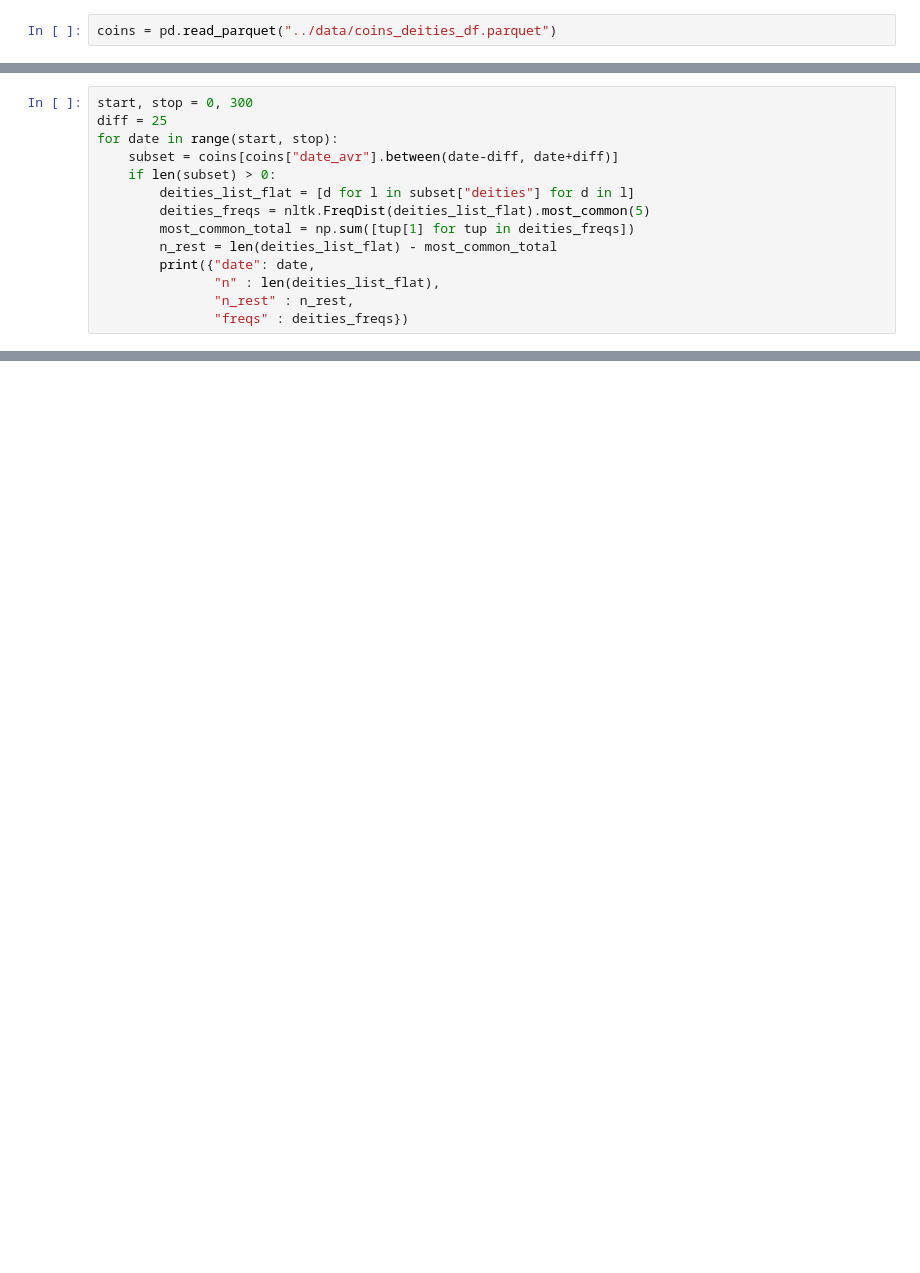
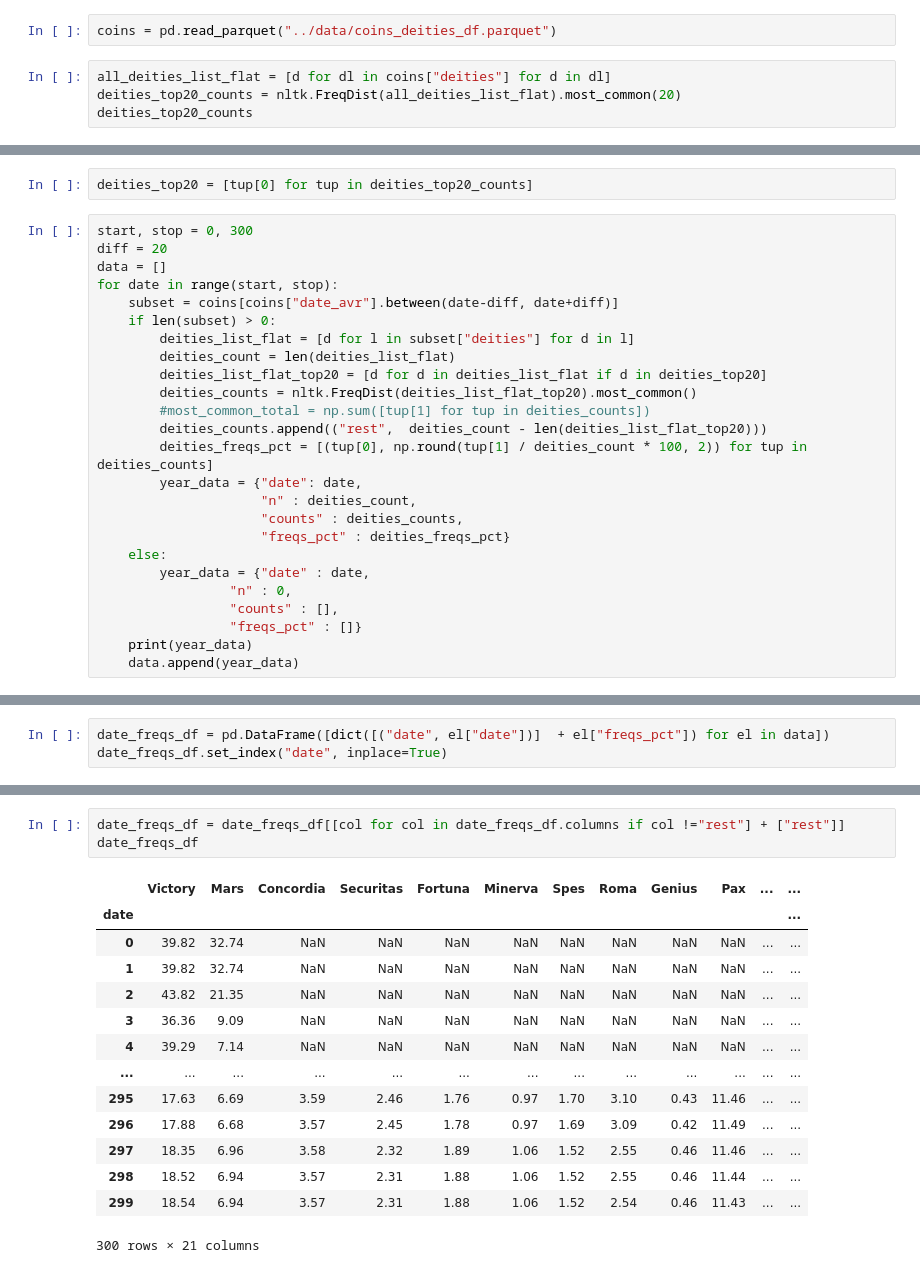
Before and after one commit to sdam-au/coins, a Jupyter notebook: scripts/4_deities_temporal_explorations.ipynb, the cells around one changed output, grey strips where cells are left out. Drawn from its saved outputs; the diff is of its cells as text; blank space fills up the shorter version.

```diff
--- a/scripts/4_deities_temporal_explorations.ipynb
+++ b/scripts/4_deities_temporal_explorations.ipynb
@@ -6,2 +17,6 @@ import nltk
 # %%
 coins = pd.read_parquet("../data/coins_deities_df.parquet")
+# %%
+all_deities_list_flat = [d for dl in coins["deities"] for d in dl]
+deities_top20_counts = nltk.FreqDist(all_deities_list_flat).most_common(20)
+deities_top20_counts
@@ -8,15 +44,28 @@ coins = pd.read_parquet("../data/coins_deities_df.parquet")
+# %%
+deities_top20 = [tup[0] for tup in deities_top20_counts]
 # %%
 start, stop = 0, 300
-diff = 25
+diff = 20
+data = []
 for date in range(start, stop):
     subset = coins[coins["date_avr"].between(date-diff, date+diff)]
     if len(subset) > 0:
         deities_list_flat = [d for l in subset["deities"] for d in l]
-        deities_freqs = nltk.FreqDist(deities_list_flat).most_common(5)
-        most_common_total = np.sum([tup[1] for tup in deities_freqs])
-        n_rest = len(deities_list_flat) - most_common_total
-        print({"date": date,
-               "n" : len(deities_list_flat),
-               "n_rest" : n_rest,
-               "freqs" : deities_freqs})
+        deities_count = len(deities_list_flat)
+        deities_list_flat_top20 = [d for d in deities_list_flat if d in deities_top20]
+        deities_counts = nltk.FreqDist(deities_list_flat_top20).most_common()
+        #most_common_total = np.sum([tup[1] for tup in deities_counts])
+        deities_counts.append(("rest",  deities_count - len(deities_list_flat_top20)))
+        deities_freqs_pct = [(tup[0], np.round(tup[1] / deities_count * 100, 2)) for tup in deities_counts]
+        year_data = {"date": date,
+                     "n" : deities_count,
+                     "counts" : deities_counts,
+                     "freqs_pct" : deities_freqs_pct}
+    else:
+        year_data = {"date" : date,
+                 "n" : 0,
+                 "counts" : [],
+                 "freqs_pct" : []}
+    print(year_data)
+    data.append(year_data)
 # %% [output]
@@ -42,0 +89,3 @@ for date in range(start, stop):
+# %%
+date_freqs_df = pd.DataFrame([dict([("date", el["date"])]  + el["freqs_pct"]) for el in data])
+date_freqs_df.set_index("date", inplace=True)
@@ -42,0 +112,18 @@ for date in range(start, stop):
+# %%
+date_freqs_df = date_freqs_df[[col for col in date_freqs_df.columns if col !="rest"] + ["rest"]]
+date_freqs_df
+# %% [output]
+|  | Victory | Mars | Concordia | Securitas | Fortuna | Minerva | Spes | Roma | Genius | Pax | ... | ... |
+| date |  |  |  |  |  |  |  |  |  |  |  | ... |
+| 0 | 39.82 | 32.74 | NaN | NaN | NaN | NaN | NaN | NaN | NaN | NaN | ... | ... |
+| 1 | 39.82 | 32.74 | NaN | NaN | NaN | NaN | NaN | NaN | NaN | NaN | ... | ... |
+| 2 | 43.82 | 21.35 | NaN | NaN | NaN | NaN | NaN | NaN | NaN | NaN | ... | ... |
+| 3 | 36.36 | 9.09 | NaN | NaN | NaN | NaN | NaN | NaN | NaN | NaN | ... | ... |
+| 4 | 39.29 | 7.14 | NaN | NaN | NaN | NaN | NaN | NaN | NaN | NaN | ... | ... |
+| ... | ... | ... | ... | ... | ... | ... | ... | ... | ... | ... | ... | ... |
+| 295 | 17.63 | 6.69 | 3.59 | 2.46 | 1.76 | 0.97 | 1.70 | 3.10 | 0.43 | 11.46 | ... | ... |
+| 296 | 17.88 | 6.68 | 3.57 | 2.45 | 1.78 | 0.97 | 1.69 | 3.09 | 0.42 | 11.49 | ... | ... |
+| 297 | 18.35 | 6.96 | 3.58 | 2.32 | 1.89 | 1.06 | 1.52 | 2.55 | 0.46 | 11.46 | ... | ... |
+| 298 | 18.52 | 6.94 | 3.57 | 2.31 | 1.88 | 1.06 | 1.52 | 2.55 | 0.46 | 11.44 | ... | ... |
+| 299 | 18.54 | 6.94 | 3.57 | 2.31 | 1.88 | 1.06 | 1.52 | 2.54 | 0.46 | 11.43 | ... | ... |
+300 rows × 21 columns
```
Also changed, not shown: parts of 12 cells of this notebook.
